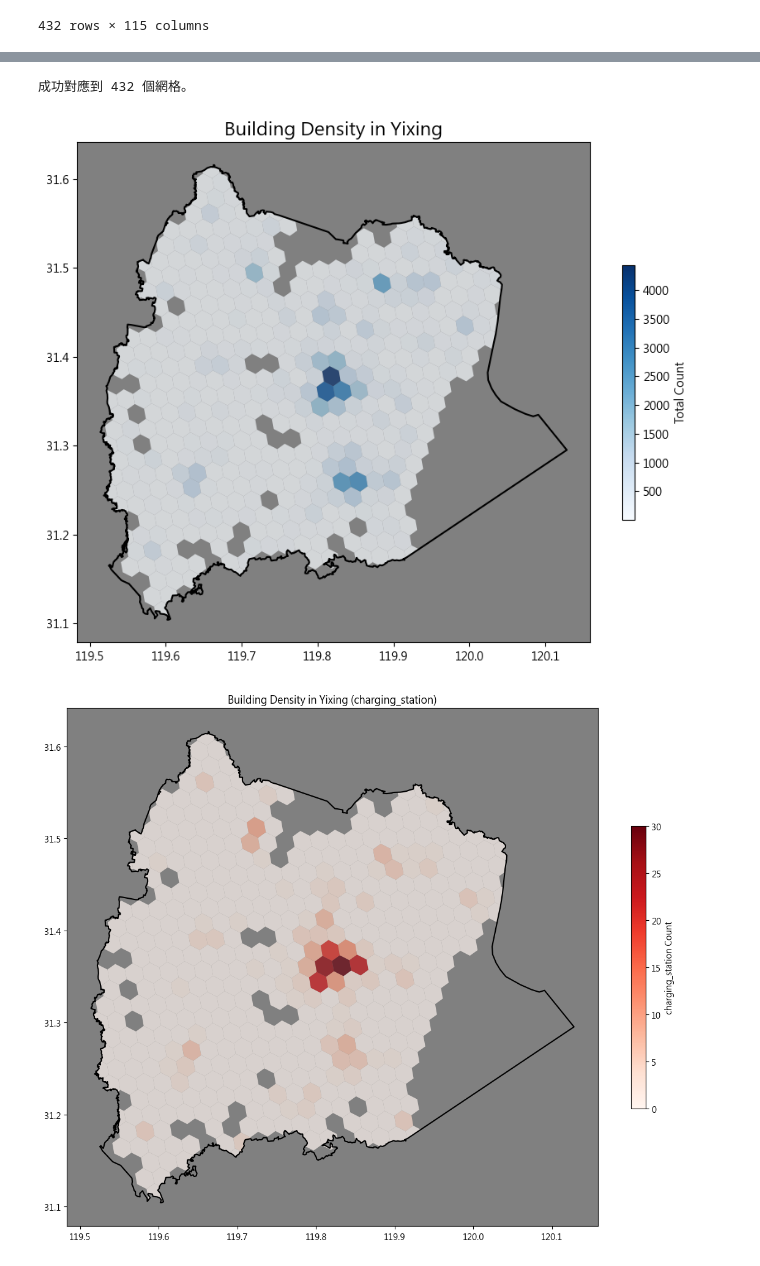
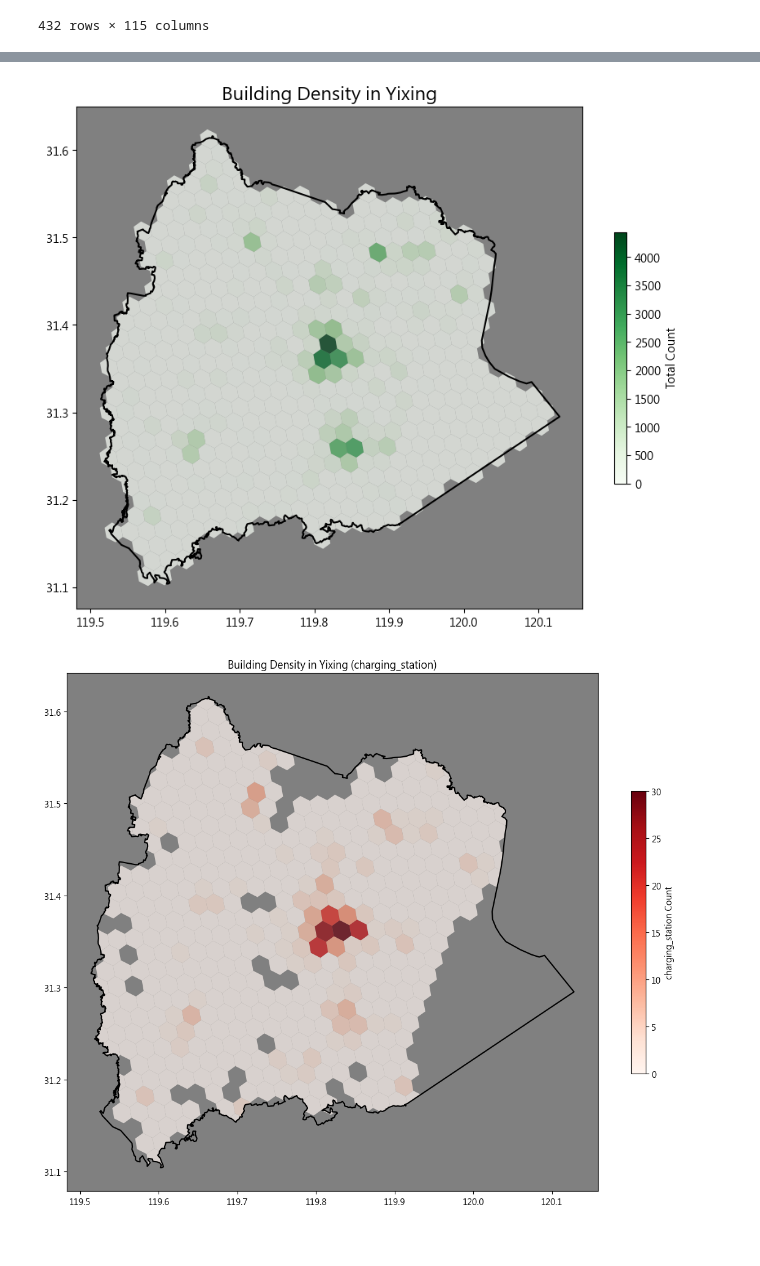
Before and after one commit to giraffeiscute/Yi-xing-city-OHCA-loctaion-prediction, a Jupyter notebook: Yixing_data_stat.ipynb, the cells around one changed output, grey strips where cells are left out. Saved outputs shown, nothing was run; the diff lists cells and outputs as text; code cells hidden in the pictures.

```diff
--- a/Yixing_data_stat.ipynb
+++ b/Yixing_data_stat.ipynb
@@ -45,0 +98,11 @@ h3_l7_df_YX
+# %%
+# 確保 id 是字串
+merged = merged.copy()
+merged["id"] = merged["id"].astype(str)
+
+# 若 merged 裡面有 geometry 欄位，就先拿掉再存
+cols_to_save = [c for c in merged.columns if c != "geometry"]
+merged[cols_to_save].to_csv("h3_l7_df_yixing_full.csv", index=False, encoding="utf-8-sig")
+
+print("已存成 h3_l7_df_yixing_full.csv")
+merged
@@ -46,64 +124,47 @@ h3_l7_df_YX
 # %%
 import matplotlib.pyplot as plt
 import osmnx as ox
 import h3
 import geopandas as gpd
 from shapely.geometry import Polygon
 
-# 1. 獲取行政區 (宜興)
-districts = ox.geocode_to_gdf(['Yixing, Wuxi, Jiangsu, China'])
+# 行政區（只畫邊界）
+districts = ox.geocode_to_gdf(['Yixing, Wuxi, Jiangsu, China']).to_crs("EPSG:4326")
 
-# 2. 處理 H3 Data (假設 h3_l7_df 已經存在)
-#    確保你的 h3_l7_df 裡面的 H3 ID 真的是屬於宜興的
-#    這裡我們先計算 total_value
-cols_to_sum = [c for c in h3_l7_df_YX.columns if c != 'id']
-h3_l7_df_YX['total_value'] = h3_l7_df_YX[cols_to_sum].sum(axis=1)
-
-# 3. 將 H3 DataFrame 轉換為 GeoDataFrame (這一步是關鍵優化)
+# 1) 先把 merged 做成 GeoDataFrame（補 geometry）
 def h3_to_polygon(h3_id):
-    # geo_json=True 返回 (lon, lat)，符合 GeoPandas/Matplotlib 的 (x, y) 順序
-    boundary = h3.h3_to_geo_boundary(h3_id, geo_json=True)
+    boundary = h3.h3_to_geo_boundary(h3_id, geo_json=True)  # (lon, lat)
     return Polygon(boundary)
 
-# 建立幾何欄位
-h3_l7_df_YX['geometry'] = h3_l7_df_YX['id'].apply(h3_to_polygon)
-# 轉為 GeoDataFrame
-gdf_h3 = gpd.GeoDataFrame(h3_l7_df_YX, geometry='geometry', crs="EPSG:4326")
+merged = merged.copy()
+merged["id"] = merged["id"].astype(str)
+merged["geometry"] = merged["id"].apply(h3_to_polygon)
 
-# 4. 重要的 Debug：過濾掉不在地圖範圍內的網格
-# 這樣可以確保只畫出位於宜興內部的網格
-gdf_h3_clipped = gpd.clip(gdf_h3, districts)
+gdf = gpd.GeoDataFrame(merged, geometry="geometry", crs="EPSG:4326")
 
-# 如果 clipped 後是空的，代表你的 H3 數據根本不在這個區域
-if gdf_h3_clipped.empty:
-    print("警告：沒有任何 H3 網格位於選定的行政區內！請檢查數據來源經緯度。")
-else:
-    print(f"成功對應到 {len(gdf_h3_clipped)} 個網格。")
+# 2) total_value：只加總數值欄（避免把 total_value 自己加進去）
+num_cols = [c for c in gdf.select_dtypes(include="number").columns if c != "total_value"]
+gdf["total_value"] = gdf[num_cols].sum(axis=1)
 
-# 5. 繪圖
+# 3) 畫圖（用 gdf.plot，不要用 merged.plot）
 fig, ax = plt.subplots(figsize=(10, 8))
-
-# 畫底圖 (行政區)
 districts.plot(ax=ax, facecolor='none', edgecolor='black', linewidth=1.5, zorder=2)
 
-# 畫網格 (一次性繪製，比 for 迴圈快非常多)
-if not gdf_h3_clipped.empty:
-    gdf_h3_clipped.plot(
-        column='total_value',
-        ax=ax,
-        cmap='Blues',
-        alpha=0.7,
-        legend=True,
-        legend_kwds={'label': "Total Count", 'shrink': 0.5},
-        zorder=1
-    )
+gdf.plot(
+    column='total_value',
+    ax=ax,
+    cmap='Greens',
+    alpha=0.7,
+    legend=True,
+    legend_kwds={'label': "Total Count", 'shrink': 0.5},
+    zorder=1
+)
 
 ax.set_facecolor('grey')
 ax.set_title('Building Density in Yixing', fontsize=16)
 plt.show()
 # %% [output]
-成功對應到 432 個網格。
-[figure, old version]
+[figure, new version]
 # %%
 # 1. 在這裡設定你要畫的欄位名稱 (之後改成 'house' 只要改這裡)
 target_col = 'charging_station'  # 或 'house'，根據你的需求
```
Also changed, not shown: parts of 4 cells of this notebook, 10 other files.
